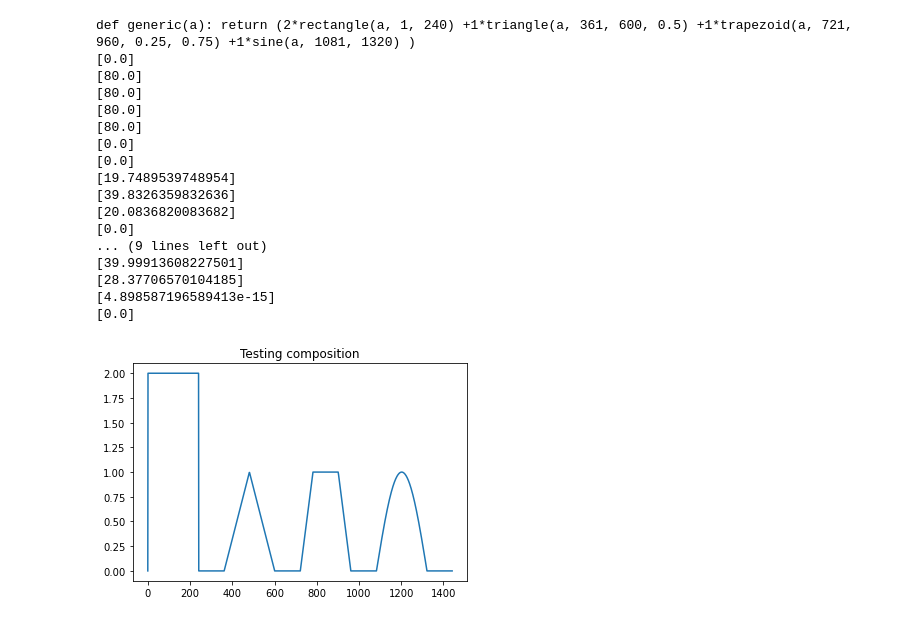
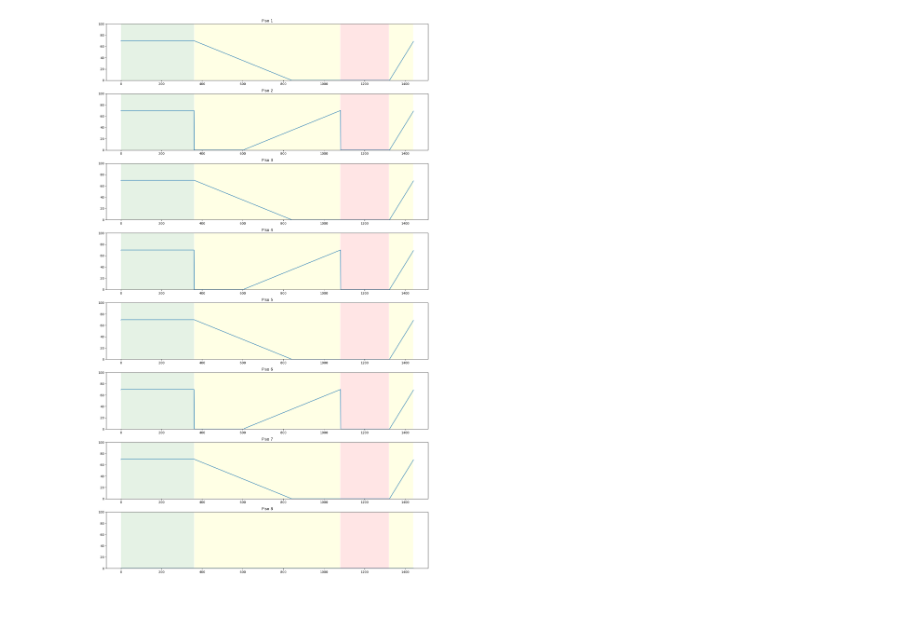
Before and after one commit to Ecolistico/GrowGreens, a Jupyter notebook: Python/Master/src/Day Class Tester.ipynb, the cells around one changed output. Cells and saved outputs as stored; diff of their text form; code cells hidden in the pictures.

```diff
--- a/Python/Master/src/Day Class Tester.ipynb
+++ b/Python/Master/src/Day Class Tester.ipynb
@@ -125,54 +11,33 @@ class Day:
 # %%
-#data = {'floors': 4,
-#        1: {'type':'rectangle', 'multiplier': 80, 'normalize': False, 'start': {'hour': 0, 'minute': 0}, 'end': {'hour': 10, 'minute': 0}},
-#        2: {'type': 'triangle',  'multiplier': 80, 'normalize': False, 'start': {'hour': 0, 'minute': 0}, 'end': {'hour': 10, 'minute': 0}, 'top': 0.5},
-#        3: {'type':'trapezoid',  'multiplier': 80, 'normalize': False, 'start': {'hour': 0, 'minute': 0}, 'end': {'hour': 10, 'minute': 0}, 'q1': 0.25, 'q2': 0.75},
-#        4: {'type':'sine',  'multiplier': 80, 'normalize': False, 'start': {'hour': 0, 'minute': 0}, 'end': {'hour': 10, 'minute': 0}}}
-
-data = {'floors': 1,
-        1:{'type': 'multiple', 'multiplier': 80, 'normalize': True, 'number_functions': 4,
-           1:{'type':'rectangle', 'multiplier': 2, 'start': {'hour': 0, 'minute': 1}, 'end': {'hour': 4, 'minute': 0}},
-           2:{'type':'triangle', 'multiplier': 1, 'start': {'hour': 6, 'minute': 1}, 'end': {'hour': 10, 'minute': 0}, 'top': 0.5},
-           3:{'type':'trapezoid', 'multiplier': 1, 'start': {'hour': 12, 'minute': 1}, 'end': {'hour': 16, 'minute': 0}, 'q1':0.25, 'q2':0.75},
-           4:{'type':'sine', 'multiplier': 1, 'start': {'hour': 18, 'minute': 1}, 'end': {'hour': 22, 'minute': 0}} }}
-
 day = Day()
-day.set_function(data)
-
-for i in range(24):
-    day.get_intensity(i*60)
-    print(day.intensity)
+day.set_function(artDay_data)
-# %% [output]
-def generic(a): return (2*rectangle(a, 1, 240) +1*triangle(a, 361, 600, 0.5) +1*trapezoid(a, 721, 960, 0.25, 0.75) +1*sine(a, 1081, 1320) )
-[0.0]
-[80.0]
-[80.0]
-[80.0]
-[80.0]
-[0.0]
-[0.0]
-[19.7489539748954]
-[39.8326359832636]
-[20.0836820083682]
-[0.0]
-... (9 lines left out)
-[39.99913608227501]
-[28.37706570104185]
-[4.898587196589413e-15]
-[0.0]
 # %%
 import matplotlib.pyplot as plt
 import numpy as np
 %matplotlib inline
 
-def generic(a): return (2*rectangle(a, 1, 240) +1*triangle(a, 361, 600, 0.5) +1*trapezoid(a, 721, 960, 0.25, 0.75) +1*sine(a, 1081, 1320) )
-
 t = np.linspace(0, 24*60 + 1, 24*60)
 y = []
-for i in range(24*60): y.append(generic(i))
 
-plt.plot(t, y)
-plt.title('Testing composition')
+for j in range(day.fl): y.append([])
+for i in range(24*60):
+    day.get_intensity(i)
+    for j in range(day.fl): y[j].append(day.intensity[j])
+
+fig, axs = plt.subplots(day.fl)
+fig.set_figheight(25)
+fig.set_figwidth(15)
+
+for j in range(day.fl):
+    axs[j].plot(t, y[j])
+    axs[j].set_ylim([0, 100])
+    axs[j].title.set_text('Piso ' + str((j+1)))
+    axs[j].fill_betweenx([0,100], 0, 360, facecolor='green', alpha=0.1)
+    axs[j].fill_betweenx([0,100], 361, 1080, facecolor='yellow', alpha=0.1)
+    axs[j].fill_betweenx([0,100], 1081,1320, facecolor='red', alpha=0.1)
+    axs[j].fill_betweenx([0,100], 1321,1439, facecolor='yellow', alpha=0.1)
+
+fig.tight_layout()
 plt.show()
 # %% [output]
-[figure, old version]
+[figure, new version]
```
Also changed, not shown: parts of 2 cells of this notebook.
